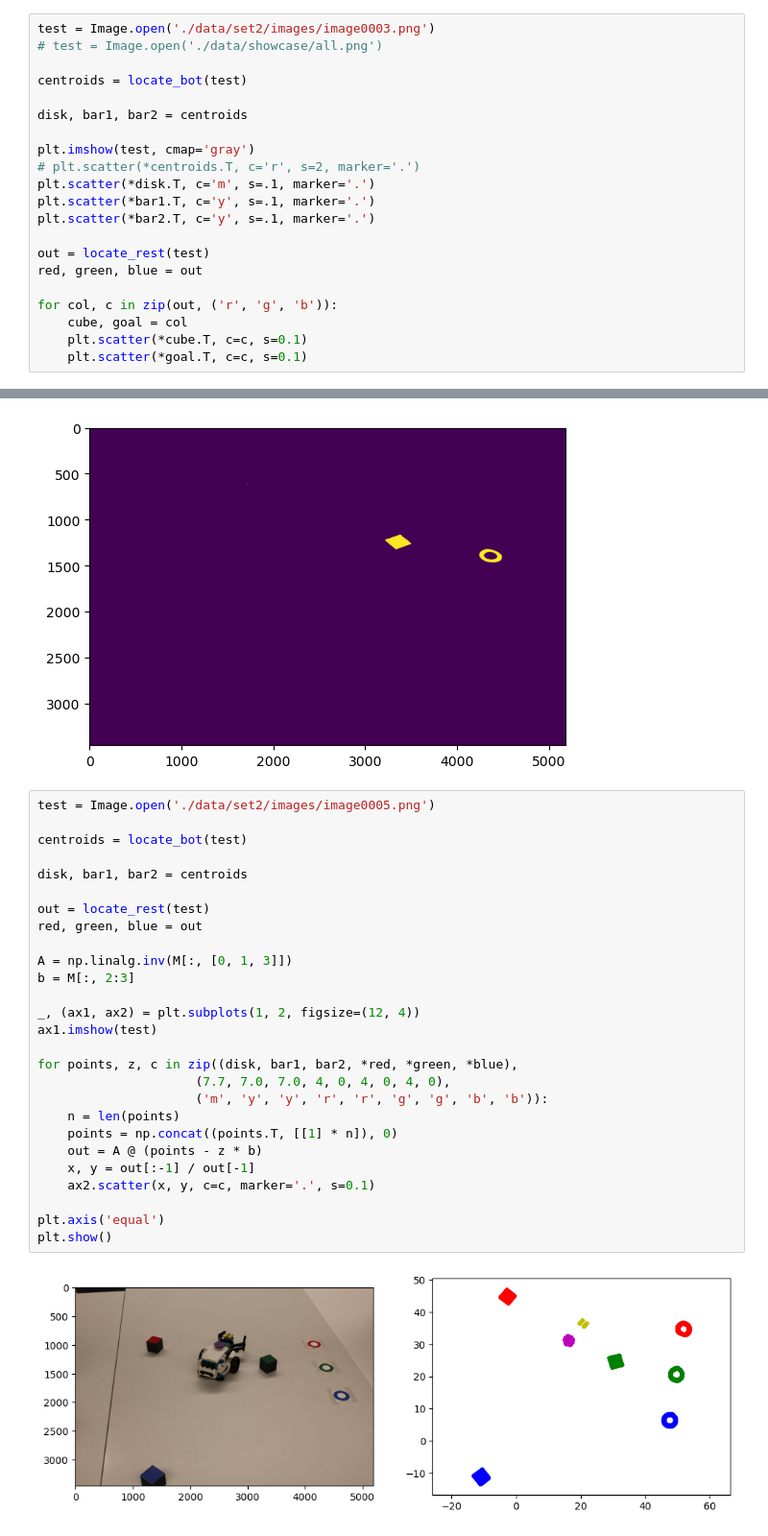
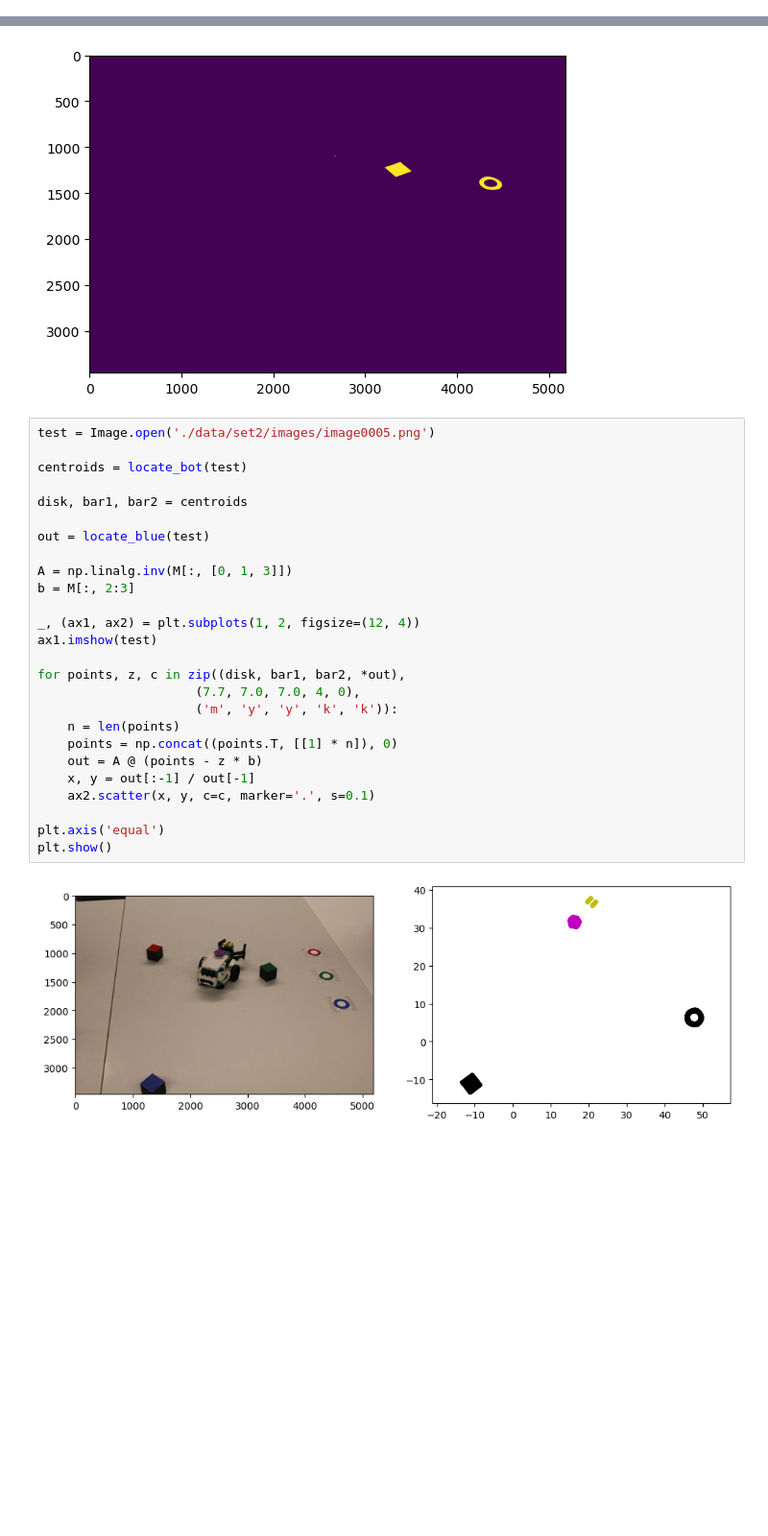
Before and after one commit to imveikka/3DCV_project, a Jupyter notebook: sandbox.ipynb, the cells around one changed output, grey strips where cells are left out. Shown at 96% size. Drawn from its saved outputs; the diff is of its cells as text; blank space fills up the shorter version.

Commit message:
separated block-goal detection to by color

```diff
--- a/sandbox.ipynb
+++ b/sandbox.ipynb
@@ -74,24 +74,3 @@ plt.imshow(test)
 # %% [output]
 <matplotlib.image.AxesImage at 0x...>
 [figure]
-# %%
-test = Image.open('./data/set2/images/image0003.png')
-# test = Image.open('./data/showcase/all.png')
-
-centroids = locate_bot(test)
-
-disk, bar1, bar2 = centroids
-
-plt.imshow(test, cmap='gray')
-# plt.scatter(*centroids.T, c='r', s=2, marker='.')
-plt.scatter(*disk.T, c='m', s=.1, marker='.')
-plt.scatter(*bar1.T, c='y', s=.1, marker='.')
-plt.scatter(*bar2.T, c='y', s=.1, marker='.')
-
-out = locate_rest(test)
-red, green, blue = out
-
-for col, c in zip(out, ('r', 'g', 'b')):
-    cube, goal = col
-    plt.scatter(*cube.T, c=c, s=0.1)
-    plt.scatter(*goal.T, c=c, s=0.1)
@@ -124,29 +101,28 @@ plt.imshow(closed)
 # %%
 test = Image.open('./data/set2/images/image0005.png')
 
 centroids = locate_bot(test)
 
 disk, bar1, bar2 = centroids
 
-out = locate_rest(test)
-red, green, blue = out
+out = locate_blue(test)
 
 A = np.linalg.inv(M[:, [0, 1, 3]])
 b = M[:, 2:3]
 
 _, (ax1, ax2) = plt.subplots(1, 2, figsize=(12, 4))
 ax1.imshow(test)
 
-for points, z, c in zip((disk, bar1, bar2, *red, *green, *blue),
-                     (7.7, 7.0, 7.0, 4, 0, 4, 0, 4, 0),
-                     ('m', 'y', 'y', 'r', 'r', 'g', 'g', 'b', 'b')):
+for points, z, c in zip((disk, bar1, bar2, *out),
+                     (7.7, 7.0, 7.0, 4, 0),
+                     ('m', 'y', 'y', 'k', 'k')):
     n = len(points)
     points = np.concat((points.T, [[1] * n]), 0)
     out = A @ (points - z * b)
     x, y = out[:-1] / out[-1]
     ax2.scatter(x, y, c=c, marker='.', s=0.1)
 
 plt.axis('equal')
 plt.show()
 # %% [output]
-[figure, old version]
+[figure, new version]
```
Also changed, not shown: parts of 3 cells of this notebook, 1 other file.
